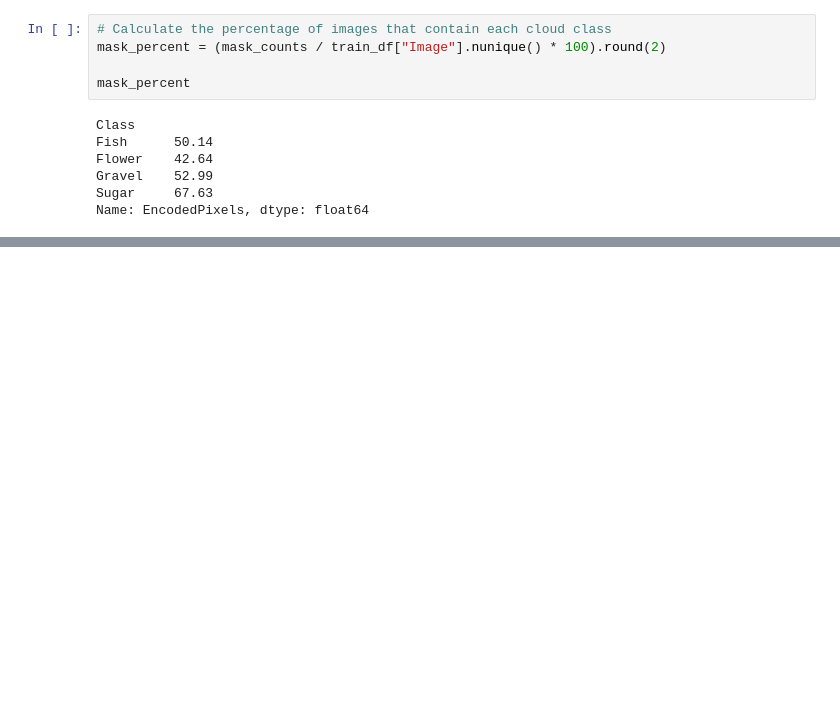
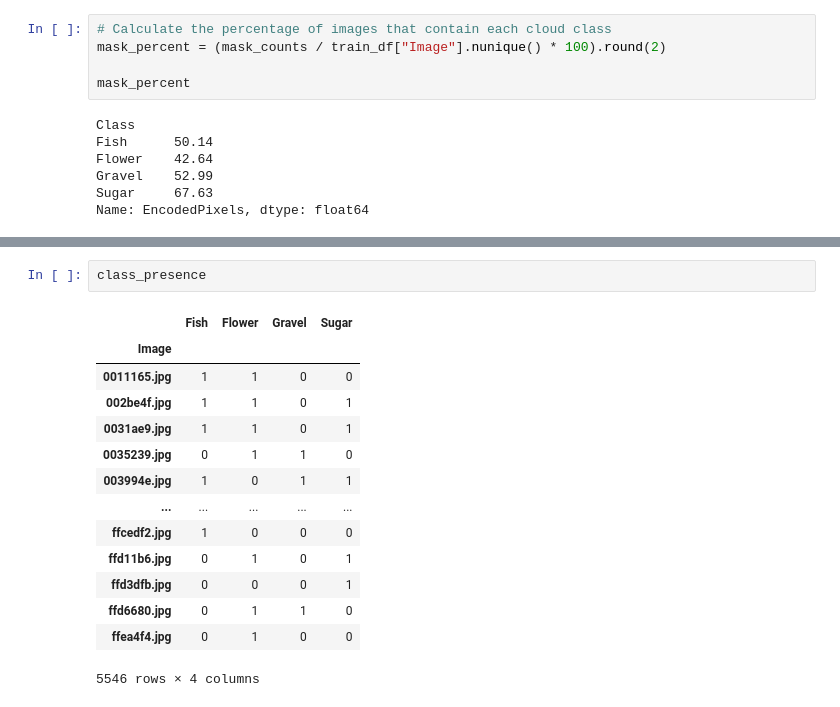
Before and after one commit to YOHANCOHENCODES/jun26_bcds_cloud_segmentation, a Jupyter notebook: notebooks/1.0-mahsa-data-exploration.ipynb, the cells around one changed output, grey strips where cells are left out. Drawn from its saved outputs; the diff is of its cells as text; blank space fills up the shorter version.

```diff
--- a/notebooks/1.0-mahsa-data-exploration.ipynb
+++ b/notebooks/1.0-mahsa-data-exploration.ipynb
@@ -176,0 +293,17 @@ plt.show()
+# %%
+class_presence
+# %% [output]
+|  | Fish | Flower | Gravel | Sugar |
+| Image |  |  |  |  |
+| 0011165.jpg | 1 | 1 | 0 | 0 |
+| 002be4f.jpg | 1 | 1 | 0 | 1 |
+| 0031ae9.jpg | 1 | 1 | 0 | 1 |
+| 0035239.jpg | 0 | 1 | 1 | 0 |
+| 003994e.jpg | 1 | 0 | 1 | 1 |
+| ... | ... | ... | ... | ... |
+| ffcedf2.jpg | 1 | 0 | 0 | 0 |
+| ffd11b6.jpg | 0 | 1 | 0 | 1 |
+| ffd3dfb.jpg | 0 | 0 | 0 | 1 |
+| ffd6680.jpg | 0 | 1 | 1 | 0 |
+| ffea4f4.jpg | 0 | 1 | 0 | 0 |
+5546 rows × 4 columns
```
Also changed, not shown: parts of 9 cells of this notebook, 1 other file.
